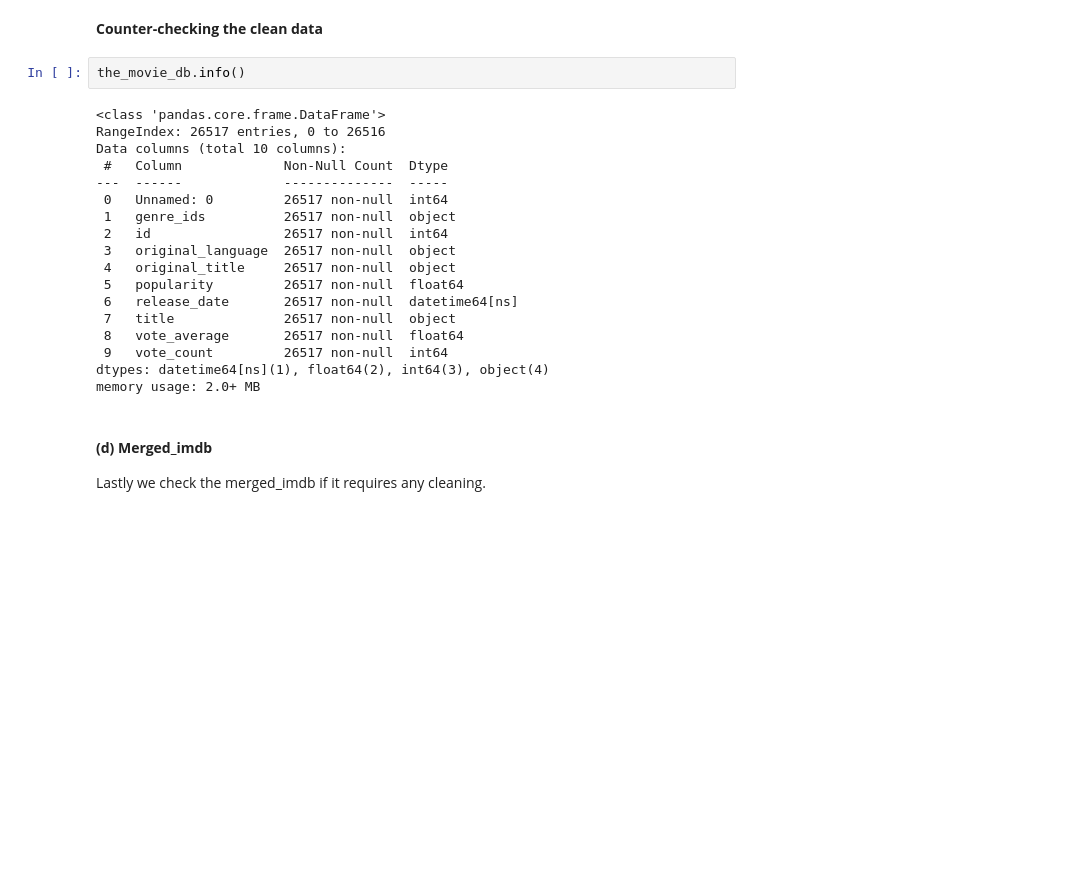
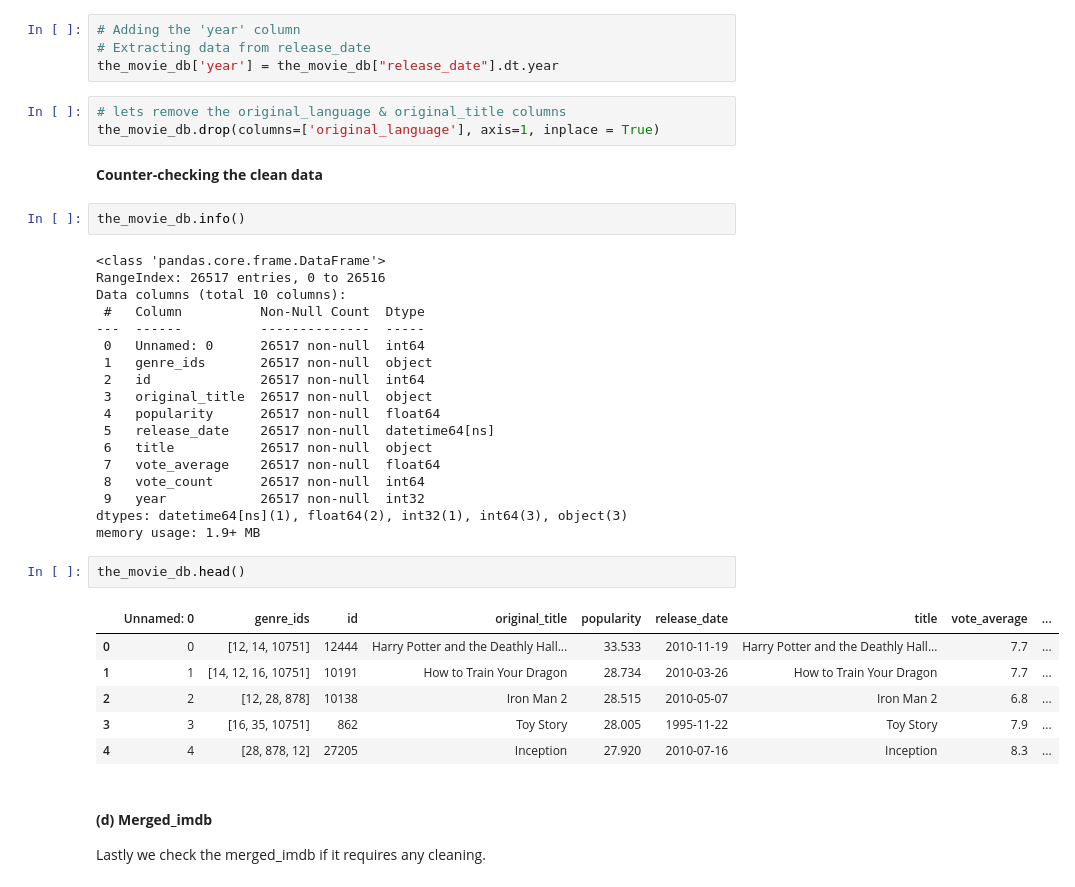
Before and after one commit to PaulMuniu/Microsoft-film-studios-data-analysis, a Jupyter notebook: student.ipynb, the cells around one changed output. Drawn from its saved outputs; the diff is of its cells as text; blank space fills up the shorter version.

```diff
--- a/student.ipynb
+++ b/student.ipynb
@@ -513,6 +544,13 @@ dtype: int64
 # %%
 # Converting the Release date to datetime
 the_movie_db["release_date"] = pd.to_datetime(the_movie_db["release_date"])
+# %%
+# Adding the 'year' column
+# Extracting data from release_date
+the_movie_db['year'] = the_movie_db["release_date"].dt.year
+# %%
+# lets remove the original_language & original_title columns
+the_movie_db.drop(columns=['original_language'], axis=1, inplace = True)
 # %% [markdown]
 **Counter-checking the clean data**
 # %%
@@ -521,20 +559,29 @@ the_movie_db.info()
 <class 'pandas.core.frame.DataFrame'>
 RangeIndex: 26517 entries, 0 to 26516
 Data columns (total 10 columns):
- #   Column             Non-Null Count  Dtype
----  ------             --------------  -----
- 0   Unnamed: 0         26517 non-null  int64
- 1   genre_ids          26517 non-null  object
- 2   id                 26517 non-null  int64
- 3   original_language  26517 non-null  object
- 4   original_title     26517 non-null  object
- 5   popularity         26517 non-null  float64
- 6   release_date       26517 non-null  datetime64[ns]
- 7   title              26517 non-null  object
- 8   vote_average       26517 non-null  float64
- 9   vote_count         26517 non-null  int64
-dtypes: datetime64[ns](1), float64(2), int64(3), object(4)
-memory usage: 2.0+ MB
+ #   Column          Non-Null Count  Dtype
+---  ------          --------------  -----
+ 0   Unnamed: 0      26517 non-null  int64
+ 1   genre_ids       26517 non-null  object
+ 2   id              26517 non-null  int64
+ 3   original_title  26517 non-null  object
+ 4   popularity      26517 non-null  float64
+ 5   release_date    26517 non-null  datetime64[ns]
+ 6   title           26517 non-null  object
+ 7   vote_average    26517 non-null  float64
+ 8   vote_count      26517 non-null  int64
+ 9   year            26517 non-null  int32
+dtypes: datetime64[ns](1), float64(2), int32(1), int64(3), object(3)
+memory usage: 1.9+ MB
+# %%
+the_movie_db.head()
+# %% [output]
+|  | Unnamed: 0 | genre_ids | id | original_title | popularity | release_date | title | vote_average | ... |
+| 0 | 0 | [12, 14, 10751] | 12444 | Harry Potter and the Deathly Hall... | 33.533 | 2010-11-19 | Harry Potter and the Deathly Hall... | 7.7 | ... |
+| 1 | 1 | [14, 12, 16, 10751] | 10191 | How to Train Your Dragon | 28.734 | 2010-03-26 | How to Train Your Dragon | 7.7 | ... |
+| 2 | 2 | [12, 28, 878] | 10138 | Iron Man 2 | 28.515 | 2010-05-07 | Iron Man 2 | 6.8 | ... |
+| 3 | 3 | [16, 35, 10751] | 862 | Toy Story | 28.005 | 1995-11-22 | Toy Story | 7.9 | ... |
+| 4 | 4 | [28, 878, 12] | 27205 | Inception | 27.920 | 2010-07-16 | Inception | 8.3 | ... |
 # %% [markdown]
 #### **(d) Merged_imdb**
 Lastly we check the merged_imdb if it requires any cleaning.
```
Also changed, not shown: parts of 18 cells of this notebook.
